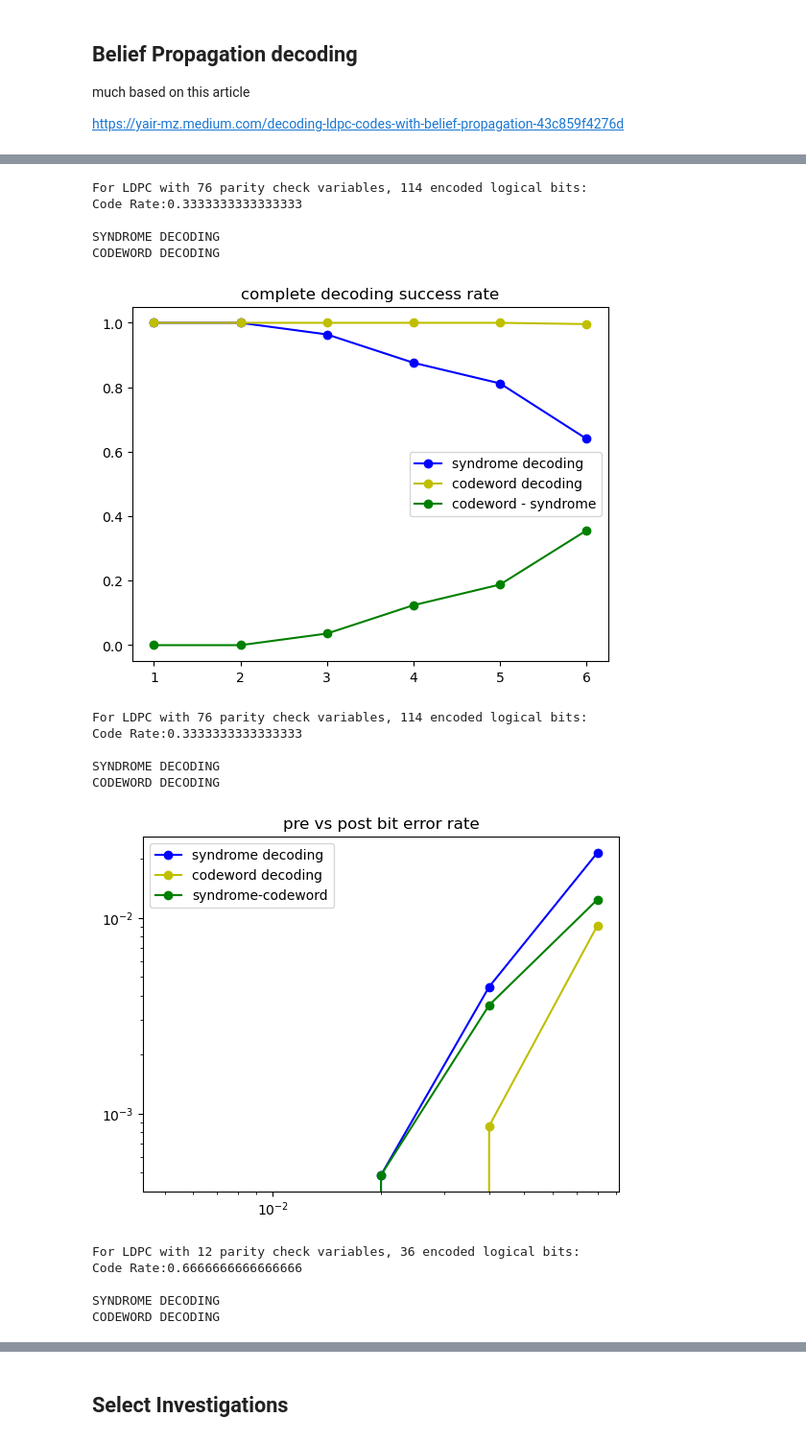
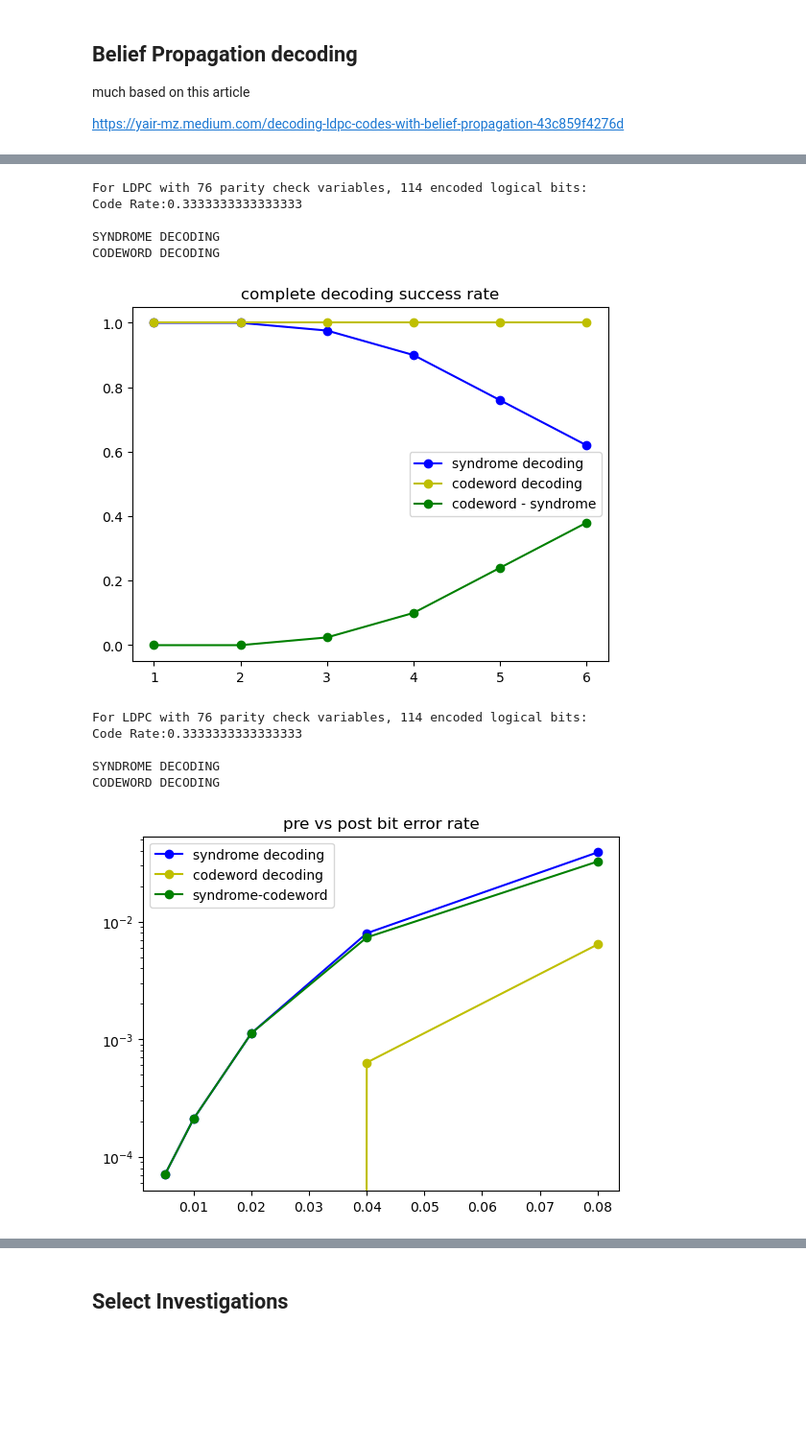
Before and after one commit to ramanodgers/beliefpropagation, a Jupyter notebook: ClassicBP.ipynb, the cells around one changed output, grey strips where cells are left out. Shown at 96% size. Drawn from its saved outputs; the diff is of its cells as text; code cells hidden in the pictures; blank space fills up the shorter version.

Commit message:
added result png's and fixes to main

```diff
--- a/ClassicBP.ipynb
+++ b/ClassicBP.ipynb
@@ -559,6 +458,8 @@ class codeword_BP:
 
         return self.guess, True
 # %%
+# codeword BP now doesnt decode the estimated y codeword string. This introduced a procedural mismatch betweeen codeword and syndrome decoding.
+
 def tester (A, err_model, err_param, synd = True,num=100, max_iter =30, only_error = False,verbose = 0):
     #tests the entire workflow of the decoder over num tests
 
@@ -568,10 +469,8 @@ def tester (A, err_model, err_param, synd = True,num=100, max_iter =30, only_err
         H = A
         # H = AIk(A)
     else:
-        # H = AIk(A)
-        # G = generator(A)
         H = A
-        G = np.transpose(orthogonalComplement(H))
+        G = generator(H)
 
 
     success = 0
@@ -622,8 +521,9 @@ def tester (A, err_model, err_param, synd = True,num=100, max_iter =30, only_err
             BP = codeword_BP(H,error,max_iter,p)
             output, maxed = BP.decoder()
             # output = getx(H,output)
-            output = newgetx(G,output)
-            delta = np.sum(np.abs(x-output))
+            # output = newgetx(G,output)
+            # delta = np.sum(np.abs(x-output))
+            delta = np.sum(np.abs(y-output))
             if verbose ==3:
                 if delta != 0:
                     print(y)
@@ -648,25 +548,27 @@ def batch_tester(param_list, M, err_model = 'd', verbose = 0, syndrome = False):
         print("SYNDROME DECODING")
     else:
         print("CODEWORD DECODING")
-    num = 250
+    num = 300
     success = []
     preerror = []
     posterror = []
+
+    n = M.shape[1]
 
     start = time.time()
     if err_model == 'd':
         for param in param_list:
             success_rate, count = tester(M, dist_error, param, num = num, max_iter = 10, synd = syndrome, only_error = False, verbose = verbose)
             if verbose >= 2:
-                print("Error distance: " + str(param) + "  Error proportion: " + "{:.3f}".format(param/(M.shape[0] + M.shape[1])))
-                print("bit error rate after decoding: " + "{:.3f}".format(count/(num*(M.shape[0] + M.shape[1]))))
+                print("Error distance: " + str(param) + "  Error proportion: " + "{:.4f}".format(param/(n)))
+                print("bit error rate after decoding: " + "{:.4f}".format(count/(num*(n))))
                 print("Successful decoding rate: " + str(success_rate) + '\n')
             success.append(success_rate)
-            preerror.append(param/(M.shape[0] + M.shape[1]))
-            posterror.append(count/(num*(M.shape[0] + M.shape[1])))
+            preerror.append(param/(n))
+            posterror.append(count/(num*(n)))
             end = time.time()
             if verbose >=1:
-                print("time for " +str(param) + ": " +"{:.3f}".format(end - start))
+                print("time for " +str(param) + ": " +"{:.4f}".format(end - start))
             start = end
 
     elif err_model == 'p':
@@ -674,17 +576,19 @@ def batch_tester(param_list, M, err_model = 'd', verbose = 0, syndrome = False):
             success_rate, count = tester(M, iid_error, param, num = num, max_iter = 10, synd = syndrome, only_error = False, verbose = verbose)
             if verbose >= 2:
                 print("bit corruption probability: " + str(param))
-                print("bit error rate after decoding: " + "{:.3f}".format(count/(num*(M.shape[0] + M.shape[1]))))
+                print("bit error rate after decoding: " + "{:.4f}".format(count/(num*(n))))
                 print("Successful decoding rate: " + str(success_rate) + '\n')
             success.append(success_rate)
             preerror.append(param)
-            posterror.append(count/(num*(M.shape[0] + M.shape[1])))
+            posterror.append(count/(num*(n)))
             end = time.time()
             if verbose >=1:
-                print("time for " +str(param) + ": " +"{:.3f}".format(end - start))
+                print("time for " +str(param) + ": " +"{:.4f}".format(end - start))
             start = end
 
     return [param_list, success, preerror, posterror]
 # %%
-# synd_results = batch_tester([1,2,3,4,5,6], CM1, syndrome = True, verbose = 2)
+synd_results = batch_tester([0.005,0.01,0.02,0.04,0.08,], CM2,err_model = 'p', syndrome = True, verbose = 2)
+word_results = batch_tester([0.005,0.01,0.02,0.04,0.08,], CM2,err_model = 'p', syndrome = False, verbose = 2)
+# synd_results = batch_tester([1,2,3,4,5,6,], CM2, syndrome = True, err_model = 'd', verbose = 2)
 # word_results = batch_tester([1,2,3,4,5,6], CM2, syndrome = False, verbose = 2, err_model = 'd')
@@ -713,6 +635,7 @@ def distance_plot_test(M, verbose = 0):
     plt.plot(word_results[0], differential, 'go-',label = "codeword - syndrome")
     plt.legend()
     plt.title('complete decoding success rate')
+    plt.savefig("CM1distancetest.png")
     plt.show()
 
 
@@ -735,29 +658,25 @@ def rate_plot_test(M, verbose = 0):
     plt.plot(word_results[2], word_results[3], 'yo-',label = "codeword decoding")
     plt.plot(word_results[2], differential, 'go-',label = "syndrome-codeword" )
     plt.yscale('log')
-    plt.xscale('log')
     plt.title('pre vs post bit error rate')
     plt.legend()
+
+    plt.savefig("CM1ratetest.png")
     plt.show()
 # %%
-for M in [CM1,CM2]:
+for M in [CM1]:
     distance_plot_test(M, verbose = 0)
     rate_plot_test(M, verbose =0)
 # %% [output]
 For LDPC with 76 parity check variables, 114 encoded logical bits:
 Code Rate:0.3333333333333333
 
 SYNDROME DECODING
 CODEWORD DECODING
-[figure, old version]
+[figure, new version]
 For LDPC with 76 parity check variables, 114 encoded logical bits:
 Code Rate:0.3333333333333333
 
 SYNDROME DECODING
 CODEWORD DECODING
-[figure, old version]
+[figure, new version]
-For LDPC with 12 parity check variables, 36 encoded logical bits:
-Code Rate:0.6666666666666666
-
-SYNDROME DECODING
-CODEWORD DECODING
```
Also changed, not shown: parts of 7 cells of this notebook, 9 other files.
